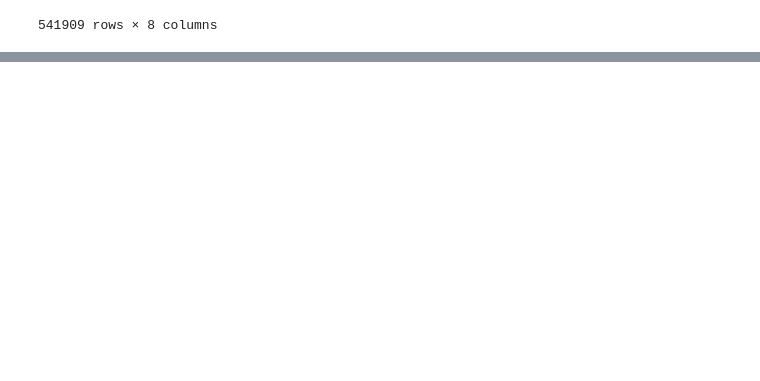
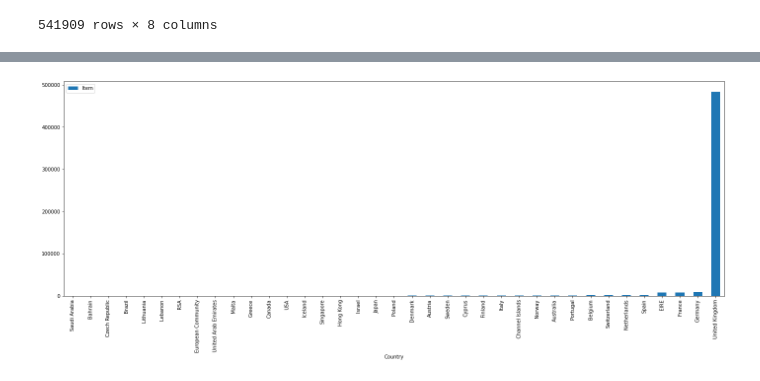
Before and after one commit to DafaWiratama/learning_journal, a Jupyter notebook: Phase 0/Week 3/day_5/notebook.ipynb, the cells around one changed output, grey strips where cells are left out. Cells and saved outputs as stored; diff of their text form; code cells hidden in the pictures; blank space fills up the shorter version.

```diff
--- a/Phase 0/Week 3/day_5/notebook.ipynb
+++ b/Phase 0/Week 3/day_5/notebook.ipynb
@@ -96,3 +131,4 @@ df_country[(df_country.index == "USA") | (df_country.index == "United Kingdom")]
 # %%
-test = df_country[df_country.index != "United Kingdom"]
-test.plot(kind="bar", y="GMV", figsize=(24,8));
+items_per_country.plot(kind="bar", y="Item", figsize=(24, 8));
+# %% [output]
+[figure, added]
```
Also changed, not shown: parts of 10 cells of this notebook.
